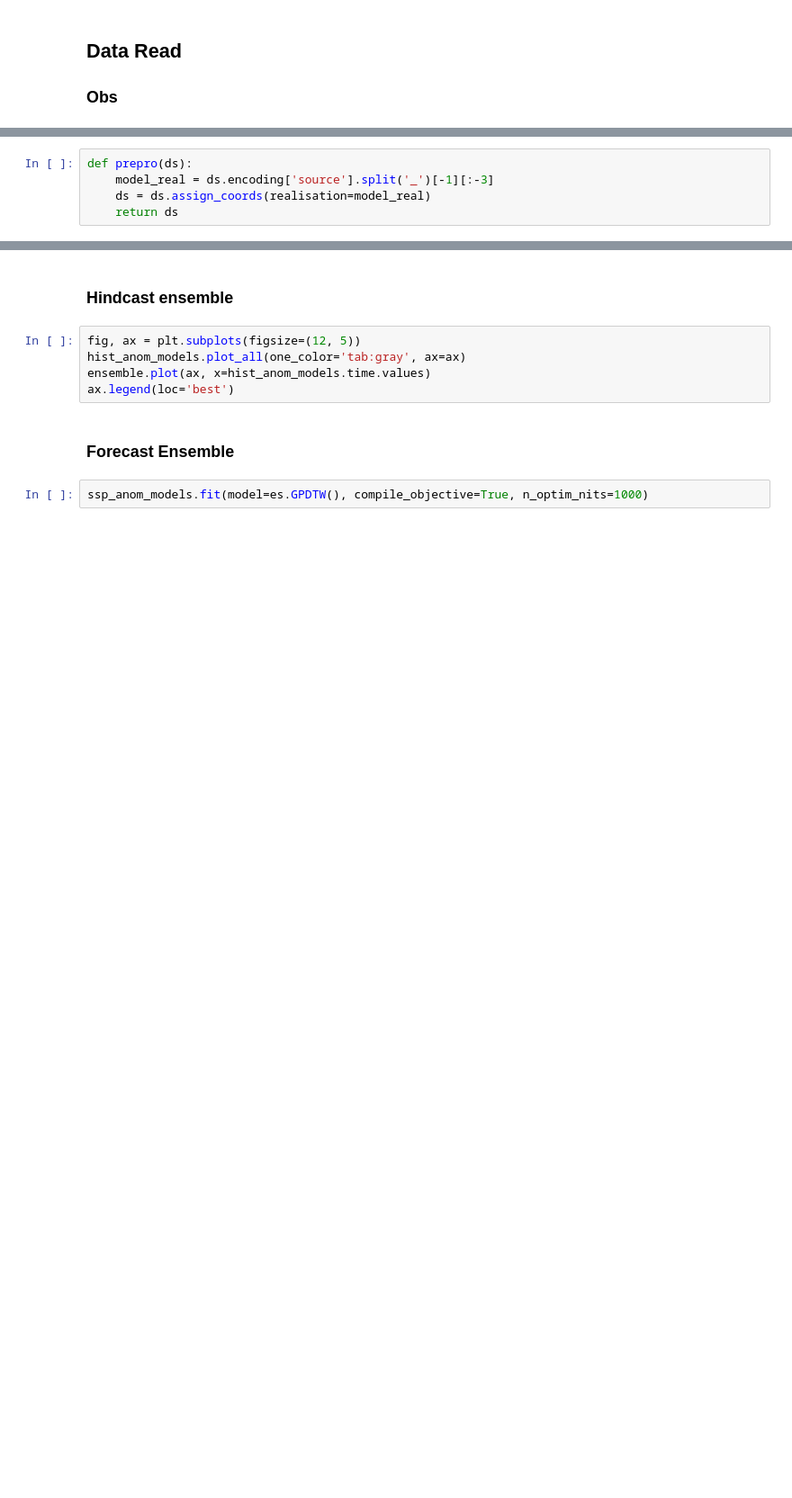
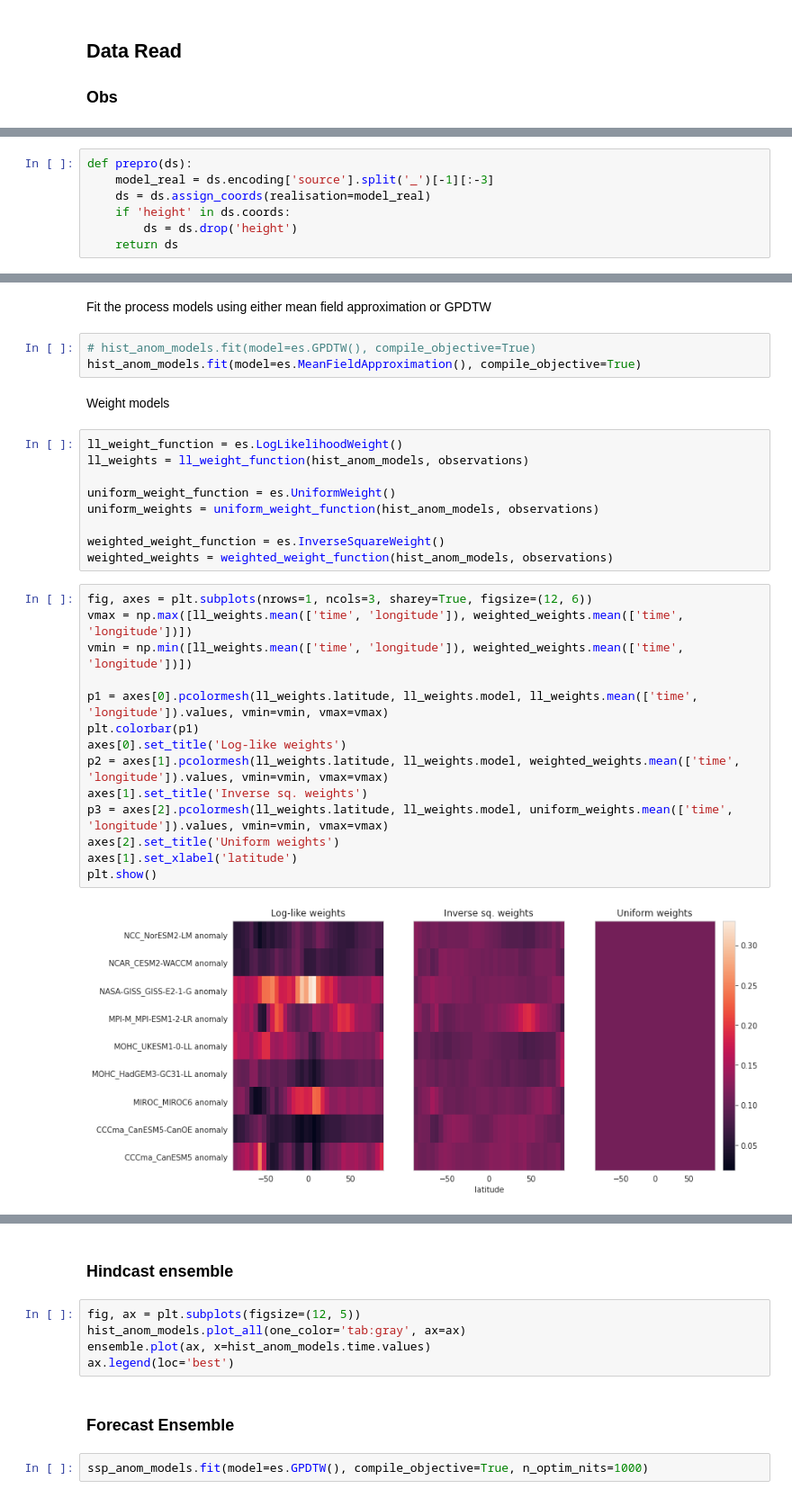
Before and after one commit to mattramos/bayesian_ensembling, a Jupyter notebook: experiments/figure2_xarray_3D.ipynb, the cells around one changed output, grey strips where cells are left out. Shown: that part at 90% size. Cells and saved outputs as stored; diff of their text form; blank space fills up the shorter version.

```diff
--- a/experiments/figure2_xarray_3D.ipynb
+++ b/experiments/figure2_xarray_3D.ipynb
@@ -32,4 +47,6 @@ The autoreload extension is already loaded. To reload it, use:
 def prepro(ds):
     model_real = ds.encoding['source'].split('_')[-1][:-3]
     ds = ds.assign_coords(realisation=model_real)
+    if 'height' in ds.coords:
+        ds = ds.drop('height')
     return ds
@@ -222,0 +119,32 @@ for i in tr:
+# %% [markdown]
+Fit the process models using either mean field approximation or GPDTW
+# %%
+# hist_anom_models.fit(model=es.GPDTW(), compile_objective=True)
+hist_anom_models.fit(model=es.MeanFieldApproximation(), compile_objective=True)
+# %% [markdown]
+Weight models
+# %%
+ll_weight_function = es.LogLikelihoodWeight()
+ll_weights = ll_weight_function(hist_anom_models, observations)
+
+uniform_weight_function = es.UniformWeight()
+uniform_weights = uniform_weight_function(hist_anom_models, observations)
+
+weighted_weight_function = es.InverseSquareWeight()
+weighted_weights = weighted_weight_function(hist_anom_models, observations)
+# %%
+fig, axes = plt.subplots(nrows=1, ncols=3, sharey=True, figsize=(12, 6))
+vmax = np.max([ll_weights.mean(['time', 'longitude']), weighted_weights.mean(['time', 'longitude'])])
+vmin = np.min([ll_weights.mean(['time', 'longitude']), weighted_weights.mean(['time', 'longitude'])])
+
+p1 = axes[0].pcolormesh(ll_weights.latitude, ll_weights.model, ll_weights.mean(['time', 'longitude']).values, vmin=vmin, vmax=vmax)
+plt.colorbar(p1)
+axes[0].set_title('Log-like weights')
+p2 = axes[1].pcolormesh(ll_weights.latitude, ll_weights.model, weighted_weights.mean(['time', 'longitude']).values, vmin=vmin, vmax=vmax)
+axes[1].set_title('Inverse sq. weights')
+p3 = axes[2].pcolormesh(ll_weights.latitude, ll_weights.model, uniform_weights.mean(['time', 'longitude']).values, vmin=vmin, vmax=vmax)
+axes[2].set_title('Uniform weights')
+axes[1].set_xlabel('latitude')
+plt.show()
+# %% [output]
+[figure, added]
```
Also changed, not shown: parts of 25 cells of this notebook, 4 other files.
